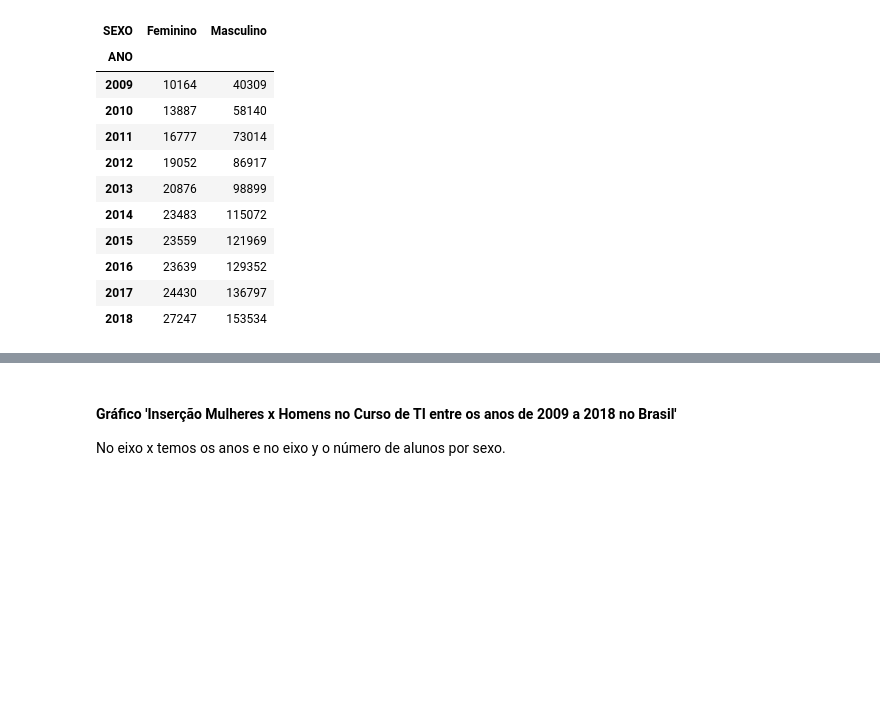
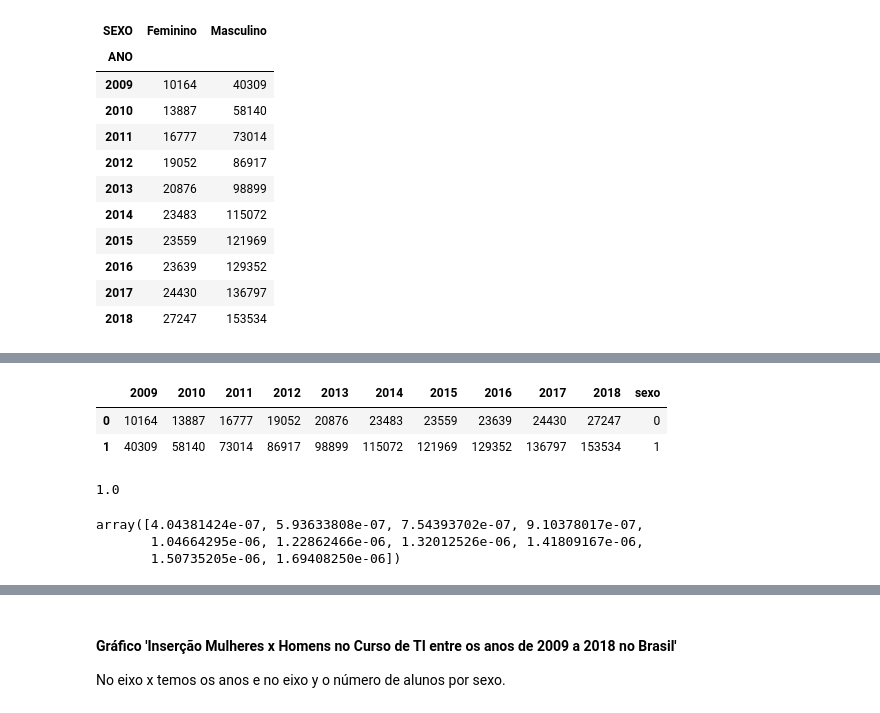
Before and after one commit to arcursino/AIGirls, a Jupyter notebook: mulheres_TI.ipynb, the cells around one changed output, grey strips where cells are left out. Cells and saved outputs as stored; diff of their text form; code cells hidden in the pictures; blank space fills up the shorter version.

```diff
--- a/mulheres_TI.ipynb
+++ b/mulheres_TI.ipynb
@@ -194,0 +205,24 @@ curso_ano
+# %%
+data = {
+    '2009': [10164, 40309],
+    '2010': [13887, 58140],
+    '2011': [16777, 73014],
+    '2012': [19052, 86917],
+    '2013': [20876, 98899],
+    '2014': [23483, 115072],
+    '2015': [23559, 121969],
+    '2016': [23639, 129352],
+    '2017': [24430, 136797],
+    '2018': [27247, 153534],
+    'sexo': [0,1]
+
+}
+# %%
+df_model = pd.DataFrame(data, columns=['2009','2010','2011', '2012', '2013', '2014',
+                                       '2015', '2016', '2017', '2018', 'sexo'])
+# %%
+df_model.head(15)
+# %% [output]
+|  | 2009 | 2010 | 2011 | 2012 | 2013 | 2014 | 2015 | 2016 | 2017 | 2018 | sexo |
+| 0 | 10164 | 13887 | 16777 | 19052 | 20876 | 23483 | 23559 | 23639 | 24430 | 27247 | 0 |
+| 1 | 40309 | 58140 | 73014 | 86917 | 98899 | 115072 | 121969 | 129352 | 136797 | 153534 | 1 |
@@ -194,0 +235,10 @@ curso_ano
+# %%
+reg.score(X, y)
+# %% [output]
+1.0
+# %%
+reg.coef_
+# %% [output]
+array([4.04381424e-07, 5.93633808e-07, 7.54393702e-07, 9.10378017e-07,
+       1.04664295e-06, 1.22862466e-06, 1.32012526e-06, 1.41809167e-06,
+       1.50735205e-06, 1.69408250e-06])
```
Also changed, not shown: parts of 7 cells of this notebook, 1 other file.
